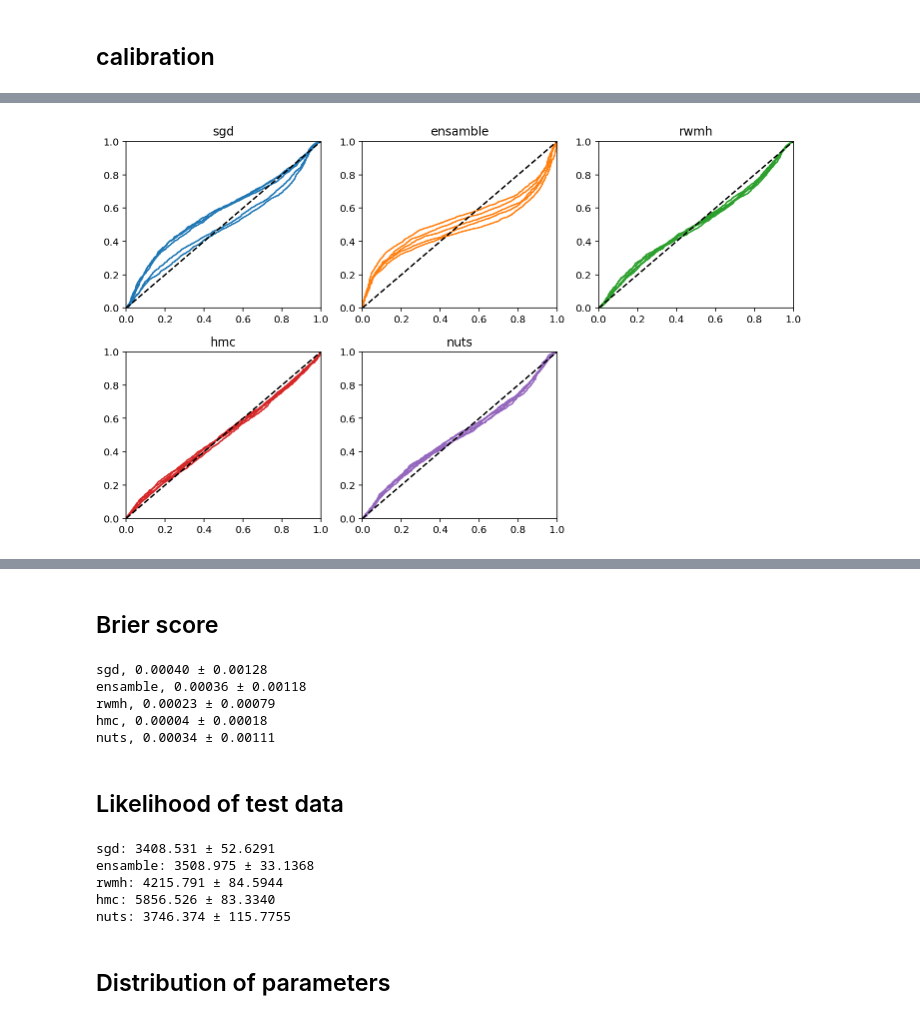
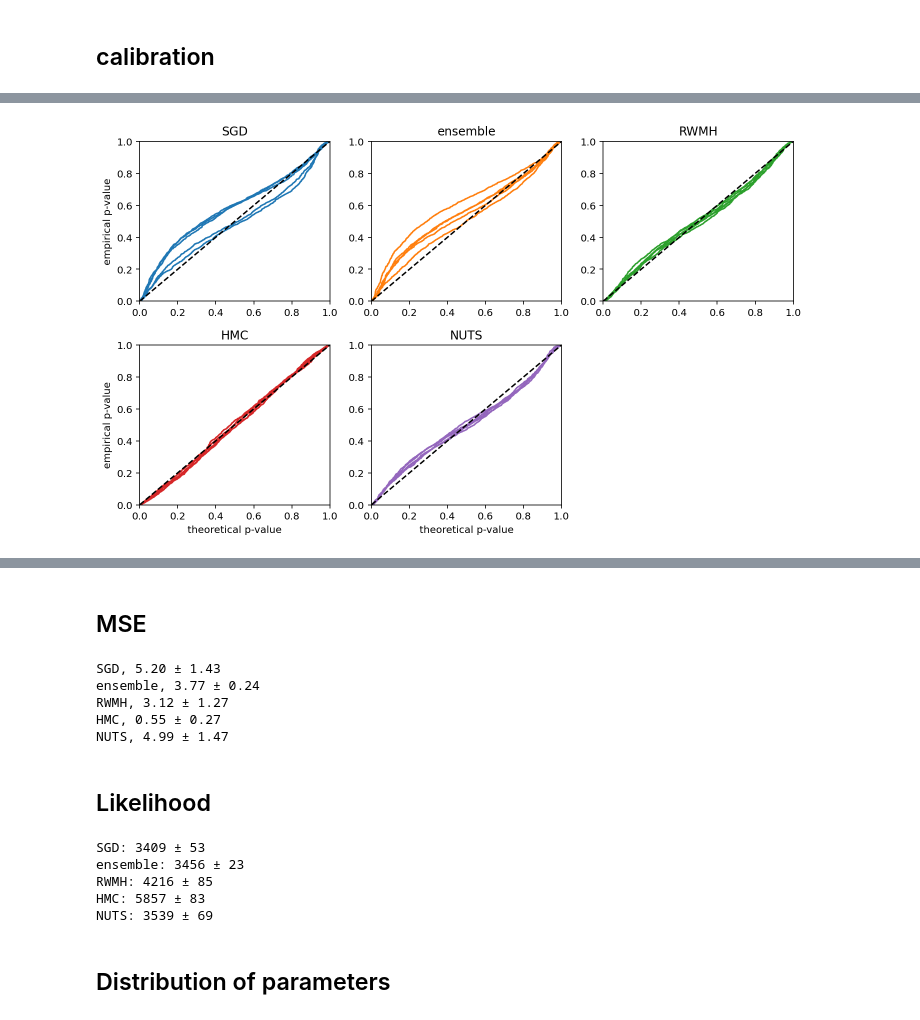
Before and after one commit to martin-marek/bnn-project, a Jupyter notebook: notebooks/uci_regression.ipynb, the cells around one changed output, grey strips where cells are left out. Cells and saved outputs as stored; diff of their text form; code cells hidden in the pictures.

```diff
--- a/notebooks/uci_regression.ipynb
+++ b/notebooks/uci_regression.ipynb
@@ -283,7 +285,7 @@ fig, ax = plt.subplots()
 n_lags = 30
 
 # autocorrelation
-chains_to_show = ['rwmh', 'hmc', 'nuts']
+chains_to_show = ['RWMH', 'HMC', 'NUTS']
 for i, name in enumerate(chains_to_show):
     chains = chains_dict[name]
     r = metrics.autocorr(chains, n_lags)
@@ -303,7 +305,7 @@ plt.show()
 fig, ax = plt.subplots()
 
 # R_hat
-chains_to_show = ['rwmh', 'hmc', 'nuts']
+chains_to_show = ['RWMH', 'HMC', 'NUTS']
 for i, name in enumerate(chains_to_show):
     chains = chains_dict[name]
     chain = chains[0]
@@ -339,9 +341,11 @@ for i, (name, chains) in enumerate(chains_dict.items()):
     chain = chains.reshape([-1, n_params])
     std_resid = get_std_resid(chain)
     axs[i].hist(std_resid.tolist(), bins=100, density=True, color=f'C{i}')
-    axs[i].set_xlim([-0.2, 0.2])
+    axs[i].set_xlim([-0.12, 0.12])
     axs[i].set_yscale('log')
     axs[i].set_title(name)
+    if i in [3, 4]: axs[i].set_xlabel('residual')
+    if i in [0, 3]: axs[i].set_ylabel('frequency')
 
 axs[-1].axis('off')
 plt.tight_layout()
@@ -352,40 +356,29 @@ plt.show()
 # %%
-# p-values of residuals
-def get_resid_pvals(key, chain, n_samples=10_000):
-    n_samples_per_step = n_samples // len(chain)
-
-    # generate samples
-    def sample_from_node(key, params):
-        y_hat = predict_fn(x_test, params)
-        mean = y_hat[:, 0]
-        std = y_hat[:, 1]
-        samples = mean[:, None] + std[:, None] * jax.random.normal(key, [len(x_test), n_samples_per_step])
-        return samples
-    keys = jax.random.split(key, len(chain))
-    samples = jax.vmap(sample_from_node)(keys, chain) # [len(chain), len(x_test), n_samples_per_step]
-    samples = samples.transpose([1, 0, 2]).reshape([len(x_test), n_samples])
-
-    # get quantiles of the residuals
+# p-values of the true response values
+def get_response_pvals(key, chain, n_samples=100_000):
+    samples = utils.sample_from_chain(predict_fn, key, x_test, chain, n_samples)
     quantiles = (samples < y_test[:, None]).mean(1)
-
     return quantiles
 # %%
+%%time
 fig, axs = plt.subplots(2, 3, figsize=[10, 6])
 axs = axs.flatten()
 key = jax.random.PRNGKey(0)
 for i, (name, chains) in enumerate(chains_dict.items()):
     keys = jax.random.split(key, n_chains)
-    pvals = jax.pmap(get_resid_pvals)(keys, chains)
+    pvals = jax.pmap(get_response_pvals)(keys, chains[:, -1, None])
     for j in range(n_chains):
         axs[i].plot(jnp.linspace(0, 1, len(y_test)), jnp.sort(pvals[j]), label=name, color=f'C{i}')
     axs[i].plot([0, 1], [0, 1], c='black', ls='--')
     axs[i].set_xlim([0, 1])
     axs[i].set_ylim([0, 1])
     axs[i].set_title(name)
+    if i in [3, 4]: axs[i].set_xlabel('theoretical p-value')
+    if i in [0, 3]: axs[i].set_ylabel('empirical p-value')
 
 axs[-1].axis('off')
 plt.tight_layout()
 plt.savefig('plots/uci_residuals_pvals.pdf', bbox_inches='tight', pad_inches=0)
 plt.show()
 # %% [output]
-[figure, old version]
+[figure, new version]
@@ -392,29 +387,30 @@ plt.show()
 # %% [markdown]
-## Brier score
+## MSE
 # %%
 for i, (name, chains) in enumerate(chains_dict.items()):
 
     def mse_fn(chain):
-        # average y_hat across nodes
-        predict_vmap = jax.vmap(predict_fn, [None, 0])
-        y_hat = predict_vmap(x_test, chain).mean(0)
-        mean, std = y_hat[:, 0], y_hat[:, 1]
+        # generate samples
+        samples = utils.sample_from_chain(predict_fn, key, x_test, chain)
+
+        # estimate mean
+        y_hat = samples.mean(1)
 
         # compute mean error
-        mse = ((y_test - mean)**2)
+        mse = ((y_test - y_hat)**2).mean()
         return mse
 
-    chain = chains.reshape([-1, n_params])
-    mse = mse_fn(chain)
-    print(f'{name}, {mse.mean():.5f} ± {mse.std():.5f}')
+    mse = jax.pmap(mse_fn)(chains)
+    c = 10**4
+    print(f'{name}, {c*mse.mean():.2f} ± {c*mse.std():.2f}')
 # %% [output]
-sgd, 0.00040 ± 0.00128
-ensamble, 0.00036 ± 0.00118
-rwmh, 0.00023 ± 0.00079
-hmc, 0.00004 ± 0.00018
-nuts, 0.00034 ± 0.00111
+SGD, 5.20 ± 1.43
+ensemble, 3.77 ± 0.24
+RWMH, 3.12 ± 1.27
+HMC, 0.55 ± 0.27
+NUTS, 4.99 ± 1.47
 # %% [markdown]
-## Likelihood of test data
+## Likelihood
 # %%
 def chain_to_loglike(chain):
     # compute y_hat for each node in the chain
@@ -432,13 +428,13 @@ for i, (name, chains) in enumerate(chains_dict.items()):
     lp = jax.vmap(log_prior_fn)(chain).mean()
     ll = jax.pmap(chain_to_loglike)(chains)
     # print(f'{name:<8}: prior={lp:.0f}, likelihood={ll:.0f}')
-    print(f'{name}: {ll.mean():.3f} ± {ll.std():.4f}')
+    print(f'{name}: {ll.mean():.0f} ± {ll.std():.0f}')
 # %% [output]
-sgd: 3408.531 ± 52.6291
-ensamble: 3508.975 ± 33.1368
-rwmh: 4215.791 ± 84.5944
-hmc: 5856.526 ± 83.3340
-nuts: 3746.374 ± 115.7755
+SGD: 3409 ± 53
+ensemble: 3456 ± 23
+RWMH: 4216 ± 85
+HMC: 5857 ± 83
+NUTS: 3539 ± 69
 # %% [markdown]
 ## Distribution of parameters
 # %%
```
Also changed, not shown: parts of 15 cells of this notebook, 18 other files.
